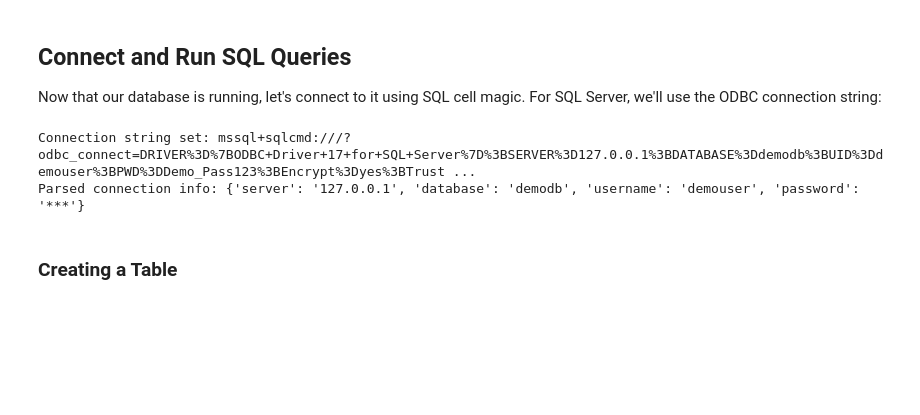
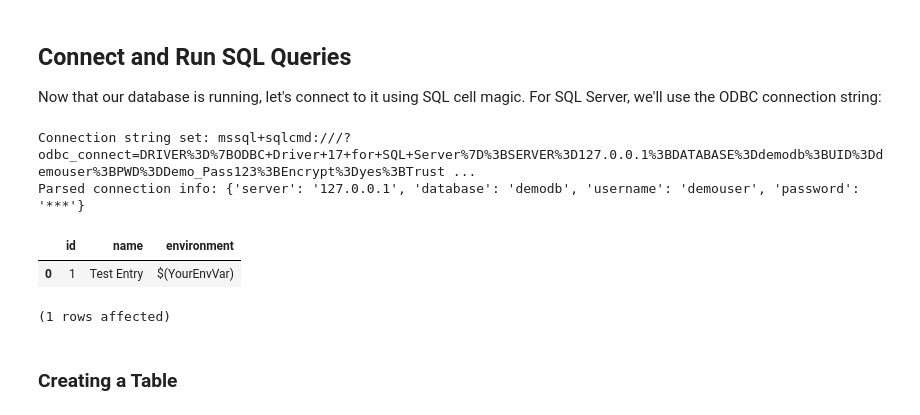
Before and after one commit to amadou-6e/py-dockerdb, a Jupyter notebook: usage/mssql_example.ipynb, the cells around one changed output. Saved outputs shown, nothing was run; the diff lists cells and outputs as text; code cells hidden in the pictures; blank space fills up the shorter version.

```diff
--- a/usage/mssql_example.ipynb
+++ b/usage/mssql_example.ipynb
@@ -182,6 +152,13 @@ Now that our database is running, let's connect to it using SQL cell magic. For
 # %% [output]
 Connection string set: mssql+sqlcmd:///?odbc_connect=DRIVER%3D%7BODBC+Driver+17+for+SQL+Server%7D%3BSERVER%3D127.0.0.1%3BDATABASE%3Ddemodb%3BUID%3Ddemouser%3BPWD%3DDemo_Pass123%3BEncrypt%3Dyes%3BTrust ...
 Parsed connection info: {'server': '127.0.0.1', 'database': 'demodb', 'username': 'demouser', 'password': '***'}
+# %%
+%%sqlcmd
+SELECT * FROM test_table;
+# %% [output]
+|  | id | name | environment |
+| 0 | 1 | Test Entry | $(YourEnvVar) |
+(1 rows affected)
 # %% [markdown]
 ### Creating a Table
 # %%
```
Also changed, not shown: parts of 4 cells of this notebook, 20 other files.
